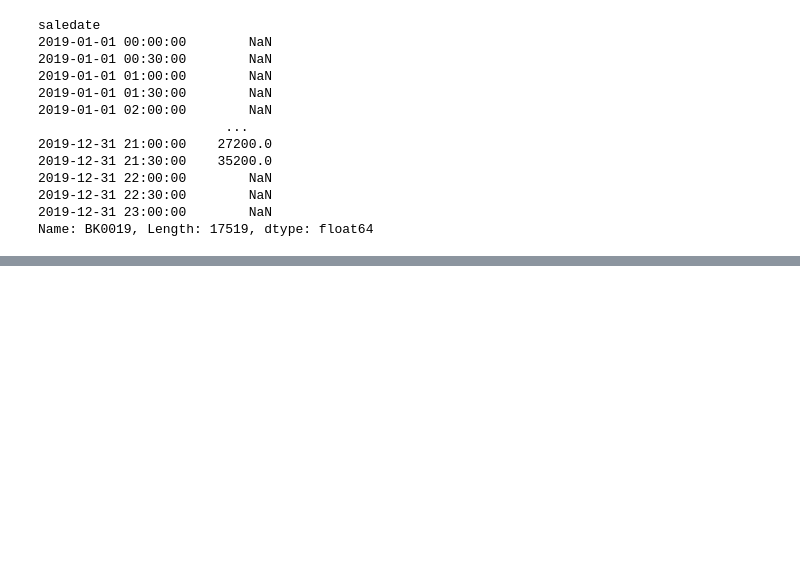
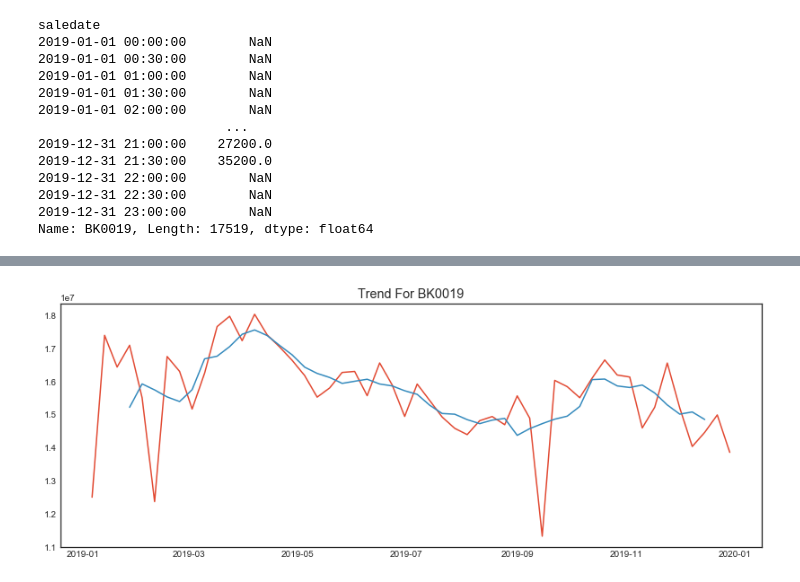
Before and after one commit to chul0717/capstone2, a Jupyter notebook: src/notebook.ipynb, the cells around one changed output, grey strips where cells are left out. Saved outputs shown, nothing was run; the diff lists cells and outputs as text; code cells hidden in the pictures; blank space fills up the shorter version.

```diff
--- a/src/notebook.ipynb
+++ b/src/notebook.ipynb
@@ -248,0 +277,14 @@ plot_store(df2019, "BK0019", "W", ax)
+# %%
+def fit_moving_average_trend(series, window=6):
+        return series.rolling(window, center=True).mean()
+
+def plot_ma_trend(ax, store_df, STORE_CODE, window=6):
+    series = store_df[STORE_CODE]
+    ma = fit_moving_average_trend(series, window)
+    plot_series(ax, series, STORE_CODE)
+    ax.plot(ma)
+# %%
+fig, ax = plt.subplots(figsize=(14,5))
+plot_ma_trend(ax, store_df1, "BK0019")
+# %% [output]
+[figure, added]
```
Also changed, not shown: parts of 5 cells of this notebook.
